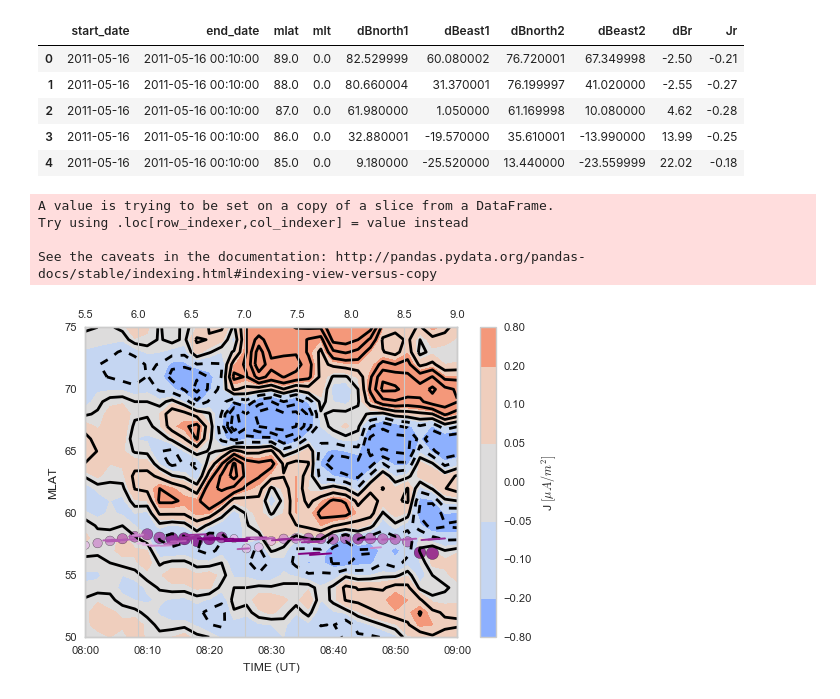
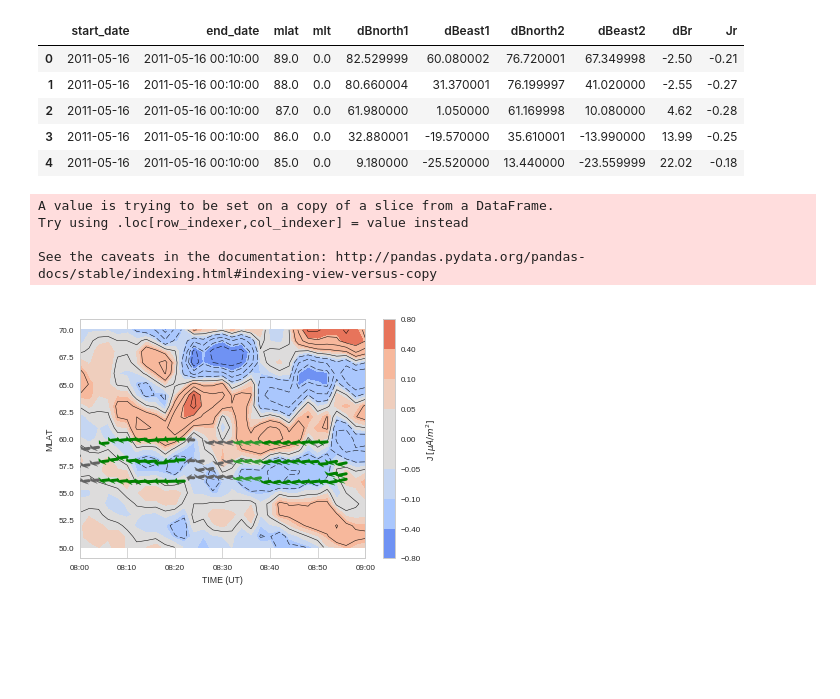
Before and after one commit to bharatreddy/scwsaps, a Jupyter notebook: ipy/saps_amp_sd.ipynb, the cells around one changed output. Saved outputs shown, nothing was run; the diff lists cells and outputs as text; code cells hidden in the pictures; blank space fills up the shorter version.

```diff
--- a/ipy/saps_amp_sd.ipynb
+++ b/ipy/saps_amp_sd.ipynb
@@ -16,8 +16,12 @@ from matplotlib.dates import date2num, DateFormatter
 eventDate = datetime.datetime(2011,5,16)
 timeStart = datetime.datetime(2011,5,16,8,0)
 timeEnd = datetime.datetime(2011,5,16,9,0)
-azimCutoff = 25.
-plotMlatRange = [ 50., 75. ]
+azimCutoff = 30.
+plotMlatRange = [ 50., 70. ]
+velScale = [ 0., 200. ]
+saisVelCutoff = 150.
+# Plotting SAPS vels arrows
+arrowLenFactor = 8
 # %%
 # read from the feather file
 fitsDF = feather.read_dataframe('../data/lshell-fits-' +\
@@ -86,8 +104,8 @@ plotMltChsn = 23
 plotJrCutoff = 0.
 plotJrMin = -0.4
 plotJrMax = 0.4
-ticks = [ -0.8, -0.2, -0.1, -0.05, 0, 0.05, 0.1, 0.2, 0.8 ]
-colNorm = Normalize( vmin=0, vmax=250 )
+ticks = [ -0.8, -0.4, -0.1, -0.05, 0, 0.05, 0.1, 0.4, 0.8 ]
+colNorm = Normalize( vmin=velScale[0], vmax=velScale[1] )
 # set a few standard xticks
 xTickList = []
 currTime = timeStart
@@ -105,48 +123,65 @@ ax = fig.add_subplot(111)
 selDF = ampDF[ ((ampDF["start_date"] >= timeStart) & (ampDF["start_date"] <= timeEnd) &\
                     (ampDF["mlt"] == plotMltChsn) & (numpy.abs(ampDF["Jr"])>=plotJrCutoff) &\
               (ampDF["mlat"] >= plotMlatRange[0]) & (ampDF["mlat"] <= plotMlatRange[1]) )]
-selDF["time"] = [ date2num(x) for x in selDF["start_date"] ]#selDF["start_date"].map(lambda x:(x.hour + x.minute/60.)*100)
+selDF["time"] = [ date2num(x) for x in selDF["start_date"] ]
 plotAmpDF = selDF[ ["mlat", "time",\
                         "Jr"] ].pivot( "mlat", "time" )
 mlatVals = plotAmpDF.index.values
 timeVals = plotAmpDF.columns.levels[1].values
 mlatCntr, timeCntr  = numpy.meshgrid( mlatVals, timeVals )
 jrVals = numpy.ma.masked_where(numpy.isnan(plotAmpDF["Jr"].values),plotAmpDF["Jr"].values)
 ampPlot = ax.contourf(timeCntr, mlatCntr,jrVals.T, ticks,cmap=seaMap)
 ax.contour(timeCntr, mlatCntr,jrVals.T, numpy.linspace(-0.5, 0.5, 9),
                  origin='lower',
-                 linewidths=2,colors='k')
+                 linewidths=0.5,colors='k')
 cbar = plt.colorbar(ampPlot)
 cbar.set_label(r"J $ [\mu A/m^{2}]$")
 
 ax.set_xticks(xTickList)
 
 ax.get_xaxis().set_major_formatter(DateFormatter('%H:%M'))
 
 # Plot SD data
 velColors = [ "#feebe2", "#fbb4b9", "#f768a1", "#c51b8a", "#7a0177" ]
-ax.scatter( fitsDF["date"].values, fitsDF["medLat"].values,\
-           c=fitsDF["velSAPS"].values, s=fitsDF["velSAPS"].values/3.,\
-          cmap=ListedColormap(sns.light_palette("Purple")), alpha=0.75)
+# ax.scatter( fitsDF["date"].values, fitsDF["medLat"].values,\
+#            c=fitsDF["velSAPS"].values, s=fitsDF["velSAPS"].values/3.,\
+#           cmap=ListedColormap(sns.light_palette("Purple")), alpha=0.75)
 
 ax.set_xlim( [timeStart, timeEnd] )
+ax.set_ylim( plotMlatRange )
 
 ax.set_xlabel("TIME (UT)")
 ax.set_ylabel("MLAT")
-seaMap = ListedColormap( sns.light_palette("Purple") )
+seaMap = ListedColormap( sns.light_palette("green") )
 ax2 = ax.twiny()
 for index, row in fitsDF.iterrows():
     currCol = seaMap( colNorm(row['velSAPS']) )
-    currTime = (row["date"].hour + row["date"].minute/60.)
-    ax2.plot( [ currTime + row["medMLT"], currTime + row["endPtNormMLT"]], [ row["medLat"], row['endPtMLAT'] ], color=currCol )
-#     ax2.arrow( currTime + row["medMLT"], row["medLat"], row["endPtNormMLT"]-row["medMLT"], row['endPtMLAT']-row["medLat"],\
-#              head_width=0.15, head_length=0.2, fc=currCol, ec=currCol)
-# ax2.set_ylim([])
+    if row['velSAPS'] < saisVelCutoff:
+        currCol = "#636363"
+    # Min Lat Loc
+    ax2.plot( [ row["time"], row["endPtTime"]], [ row["minLat"],\
+                row['endPtMinMLAT'] ], color=currCol, linewidth=3.0 )
+    ax2.arrow( row["time"], row["minLat"], row["endPtTime"]-row["time"], row['endPtMinMLAT']-row["minLat"],\
+             head_width=0.6, head_length=0.1, fc=currCol, ec=currCol)
+    # Median Lat Loc
+    ax2.plot( [ row["time"], row["endPtTime"]], [ row["medLat"],\
+                row['endPtMedMLAT'] ], color=currCol, linewidth=3.0 )
+    ax2.arrow( row["time"], row["medLat"], row["endPtTime"]-row["time"], row['endPtMedMLAT']-row["medLat"],\
+             head_width=0.6, head_length=0.1, fc=currCol, ec=currCol)
+    # Max Lat loc
+    ax2.plot( [ row["time"], row["endPtTime"]], [ row["maxLat"],\
+                row['endPtMaxMLAT'] ], color=currCol, linewidth=3.0 )
+    ax2.arrow( row["time"], row["maxLat"], row["endPtTime"]-row["time"], row['endPtMaxMLAT']-row["maxLat"],\
+             head_width=0.6, head_length=0.1, fc=currCol, ec=currCol)
+# Need to carefully set the x-axis
+ax2.set_xlim([(timeStart.hour + timeStart.minute/60.)*arrowLenFactor,\
+              (timeEnd.hour + timeEnd.minute/60.)*arrowLenFactor])
+ax2.axis('off')
 
 fig.savefig( "../plots/sapsSCW.pdf",bbox_inches='tight' )
 # %% [output]
 A value is trying to be set on a copy of a slice from a DataFrame.
 Try using .loc[row_indexer,col_indexer] = value instead
 
 See the caveats in the documentation: http://pandas.pydata.org/pandas-docs/stable/indexing.html#indexing-view-versus-copy
-[figure, old version]
+[figure, new version]
```
Also changed, not shown: parts of 3 cells of this notebook, 2 other files.
